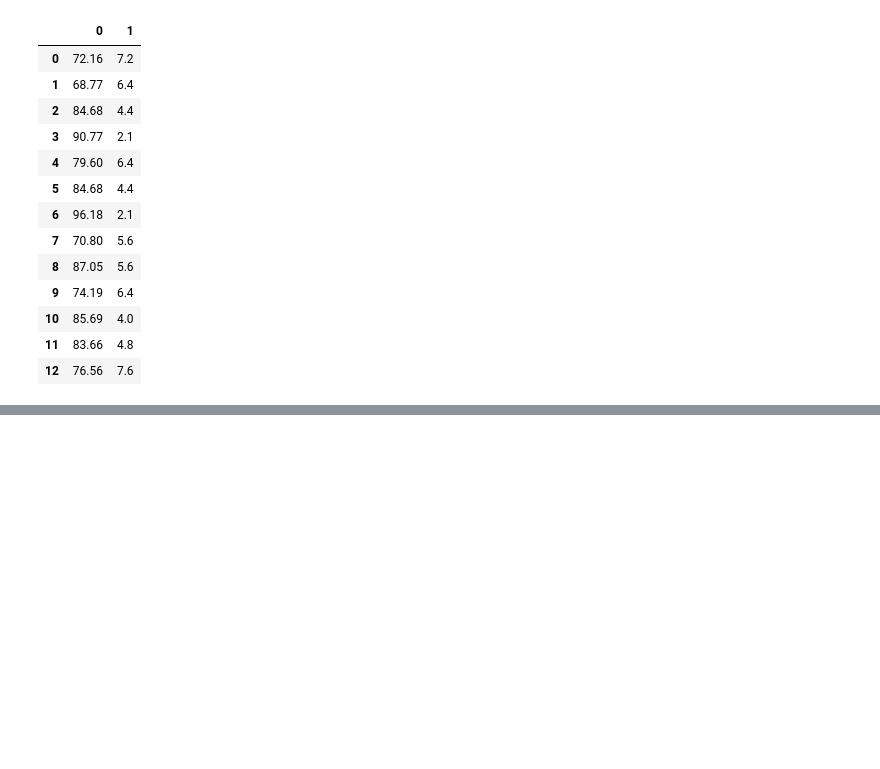
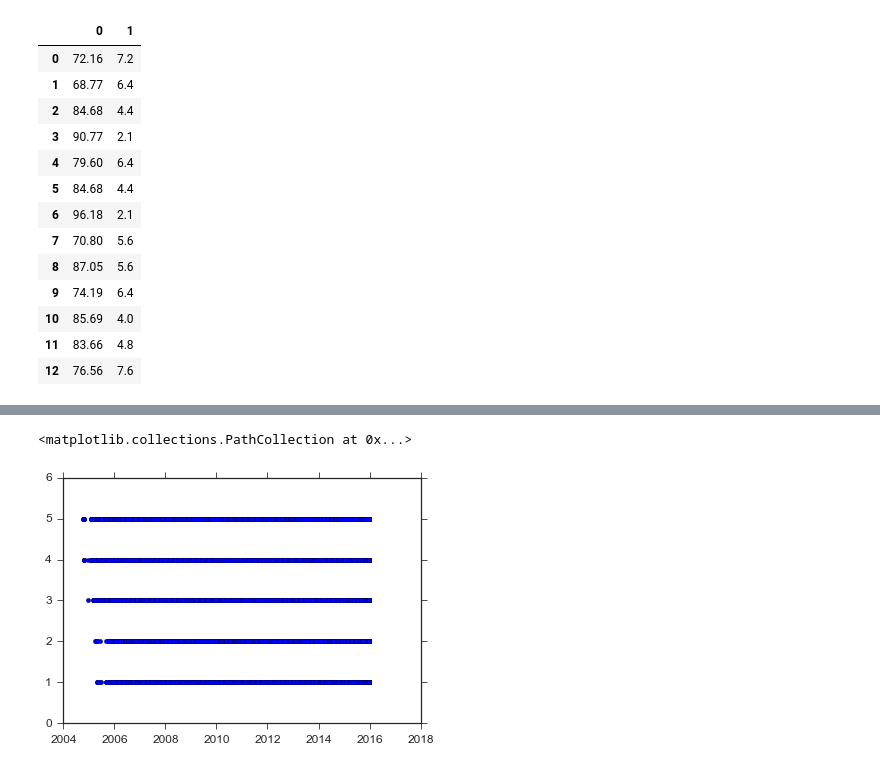
Before and after one commit to franklinmarsh/jac_project, a Jupyter notebook: yelp_dataset.ipynb, the cells around one changed output, grey strips where cells are left out. Saved outputs shown, nothing was run; the diff lists cells and outputs as text; code cells hidden in the pictures; blank space fills up the shorter version.

```diff
--- a/yelp_dataset.ipynb
+++ b/yelp_dataset.ipynb
@@ -210,0 +247,5 @@ sns.despine()
+# %%
+plt.scatter()
+# %% [output]
+<matplotlib.collections.PathCollection at 0x...>
+[figure, added]
```
Also changed, not shown: parts of 28 cells of this notebook, 13 other files.
